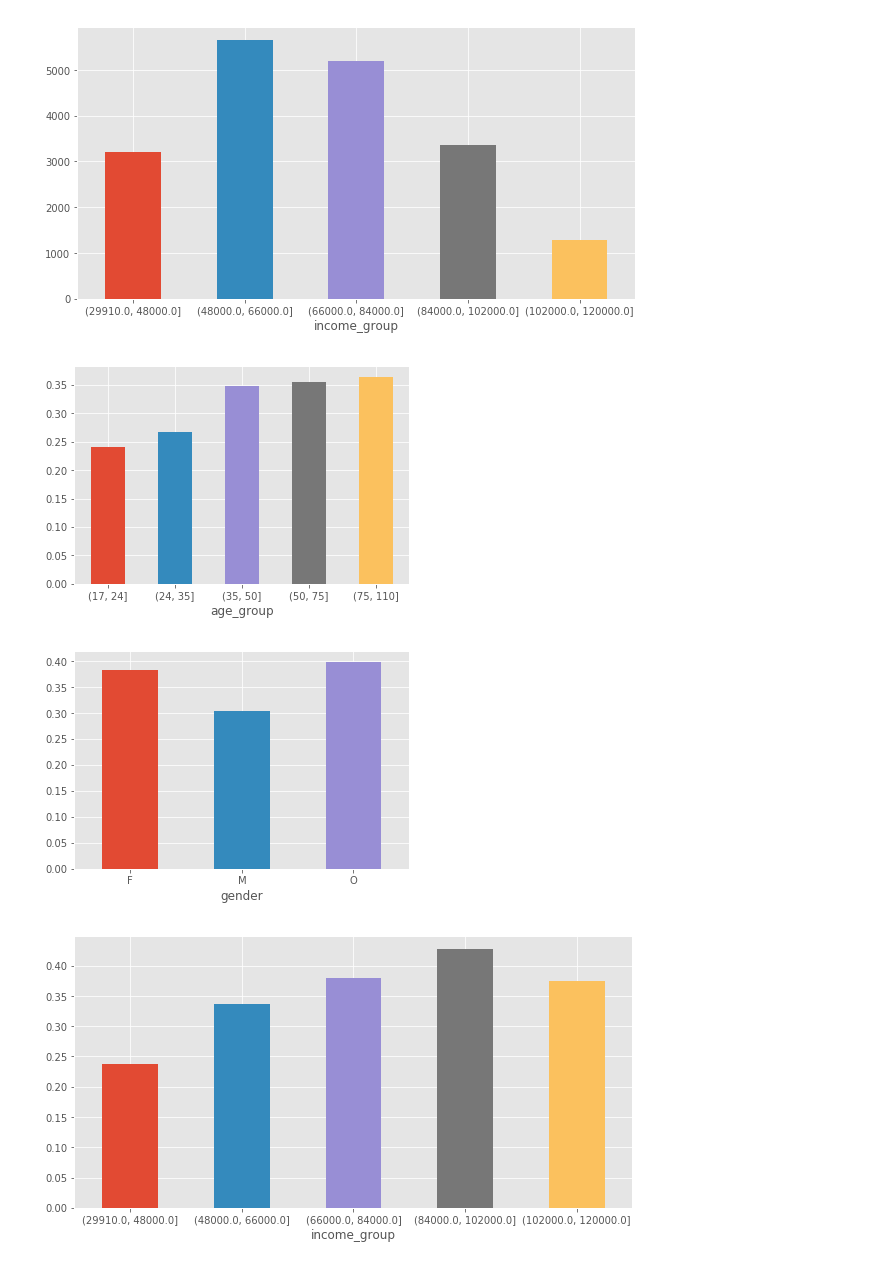
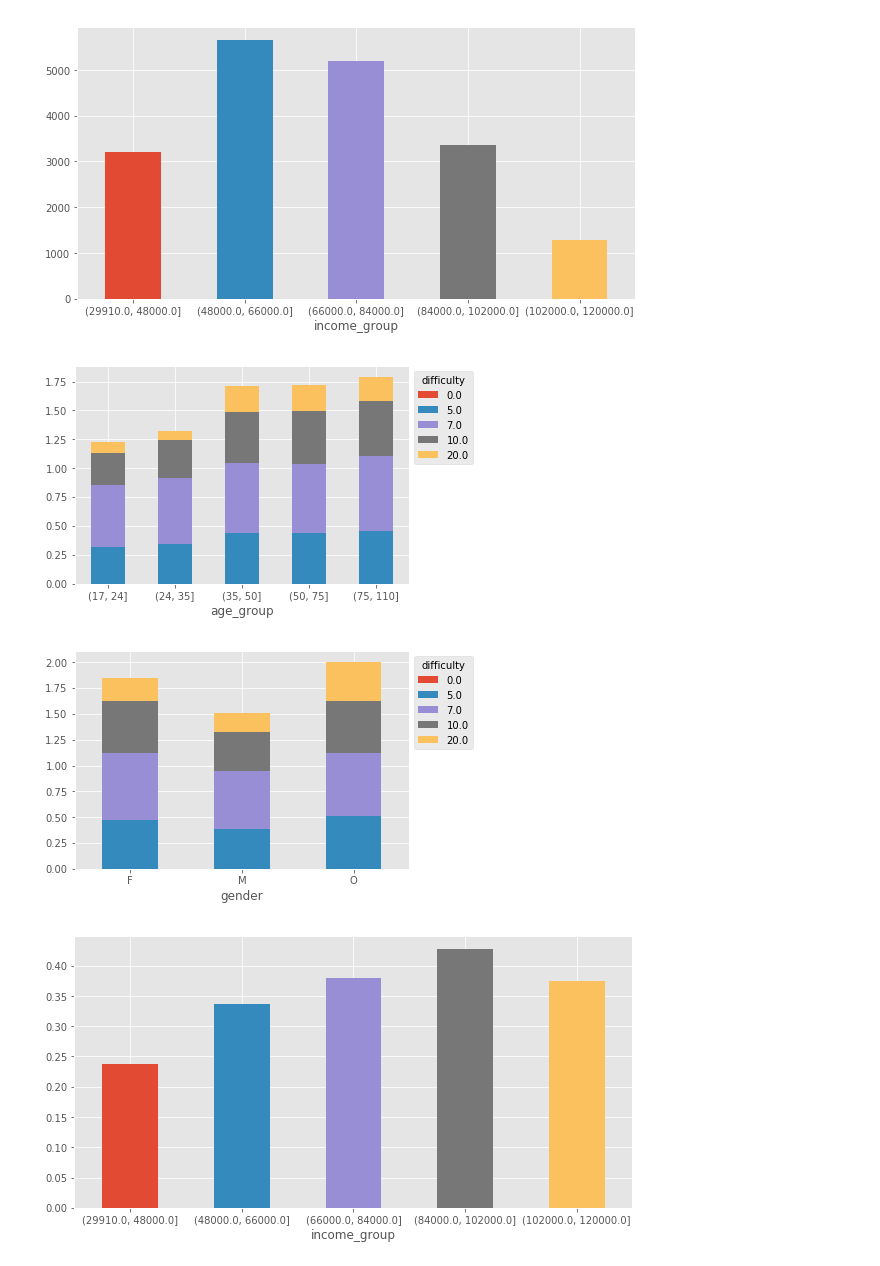
Before and after one commit to ajgiust/Optimize-Starbucks-App-Offers, a Jupyter notebook: Starbucks_Capstone_notebook.ipynb, the cells around one changed output. Saved outputs shown, nothing was run; the diff lists cells and outputs as text; code cells hidden in the pictures.

```diff
--- a/Starbucks_Capstone_notebook.ipynb
+++ b/Starbucks_Capstone_notebook.ipynb
@@ -836,18 +880,18 @@ customer_transactions.shape
 # %% [output]
 (123957, 3)
 # %%
-trans_amounts = []
+# trans_amounts = []
 
-for idx, row in enumerate(customer_offer_summary.iterrows()):
-    trans_amount_list = []
-    cust_id = customer_offer_summary.iloc[idx]['customer_id']
-    cust_trans = customer_transactions[customer_transactions['customer_id'] == cust_id]
+# for idx, row in enumerate(customer_offer_summary.iterrows()):
+#     trans_amount_list = []
+#     cust_id = customer_offer_summary.iloc[idx]['customer_id']
+#     cust_trans = customer_transactions[customer_transactions['customer_id'] == cust_id]
 
-    for i, j in enumerate(cust_trans.iterrows()):
-        trans_time = cust_trans.iloc[i]['time']
-        trans_amount = cust_trans.iloc[i]['amount']
-        if (trans_time >= customer_offer_summary.iloc[idx]['offer received']) & \
-           (trans_time <= customer_offer_summary.iloc[idx]['offer completed']):
-            trans_amount_list.append(trans_amount)
-    trans_amounts.append(trans_amount_list)
+#     for i, j in enumerate(cust_trans.iterrows()):
+#         trans_time = cust_trans.iloc[i]['time']
+#         trans_amount = cust_trans.iloc[i]['amount']
+#         if (trans_time >= customer_offer_summary.iloc[idx]['offer received']) & \
+#            (trans_time <= customer_offer_summary.iloc[idx]['offer completed']):
+#             trans_amount_list.append(trans_amount)
+#     trans_amounts.append(trans_amount_list)
 # %%
@@ -938,13 +982,17 @@ customer_offer_summary.groupby('income_group')['offer received_viewed_completed'
 # %% [output]
 [figure]
 # %%
-customer_offer_summary.groupby('age_group').apply(lambda x: x['offer received_viewed_completed'].sum()/len(x)).plot(kind='bar', rot=0);
+customer_offer_summary.groupby(['age_group', 'difficulty']).apply(lambda x: x['offer received_viewed_completed'].sum()/len(x)).unstack().plot(kind='bar',
+                                                                                                                                              rot=0,
+                                                                                                                                              stacked=True).legend(title='difficulty', bbox_to_anchor=(1,1));
 # %% [output]
-[figure, old version]
+[figure, new version]
 # %%
-customer_offer_summary.groupby('gender').apply(lambda x: x['offer received_viewed_completed'].sum()/len(x)).plot(kind='bar', rot=0);
+customer_offer_summary.groupby(['gender', 'difficulty']).apply(lambda x: x['offer received_viewed_completed'].sum()/len(x)).unstack().plot(kind='bar',
+                                                                                                                                              rot=0,
+                                                                                                                                              stacked=True).legend(title='difficulty', bbox_to_anchor=(1,1));
 # %% [output]
-[figure, old version]
+[figure, new version]
 # %%
 customer_offer_summary.groupby('income_group').apply(lambda x: x['offer received_viewed_completed'].sum()/len(x)).plot(kind='bar', rot=0, figsize=(10,5));
 # %% [output]
```
Also changed, not shown: parts of 15 cells of this notebook.
